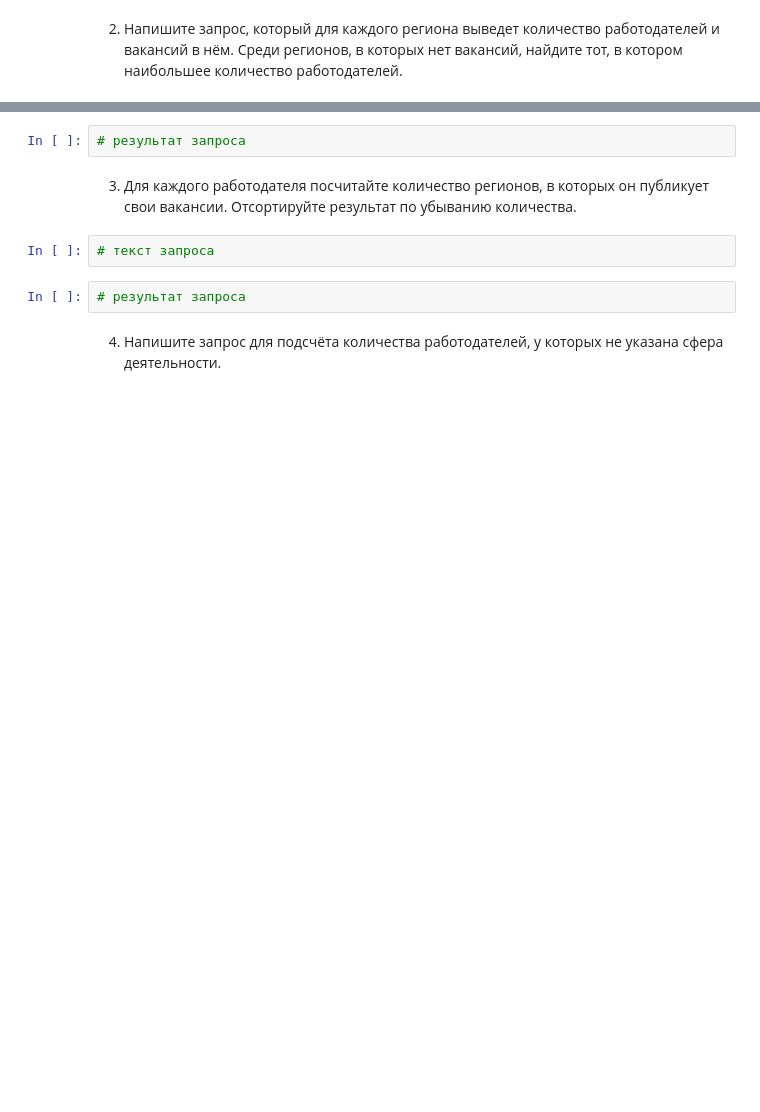
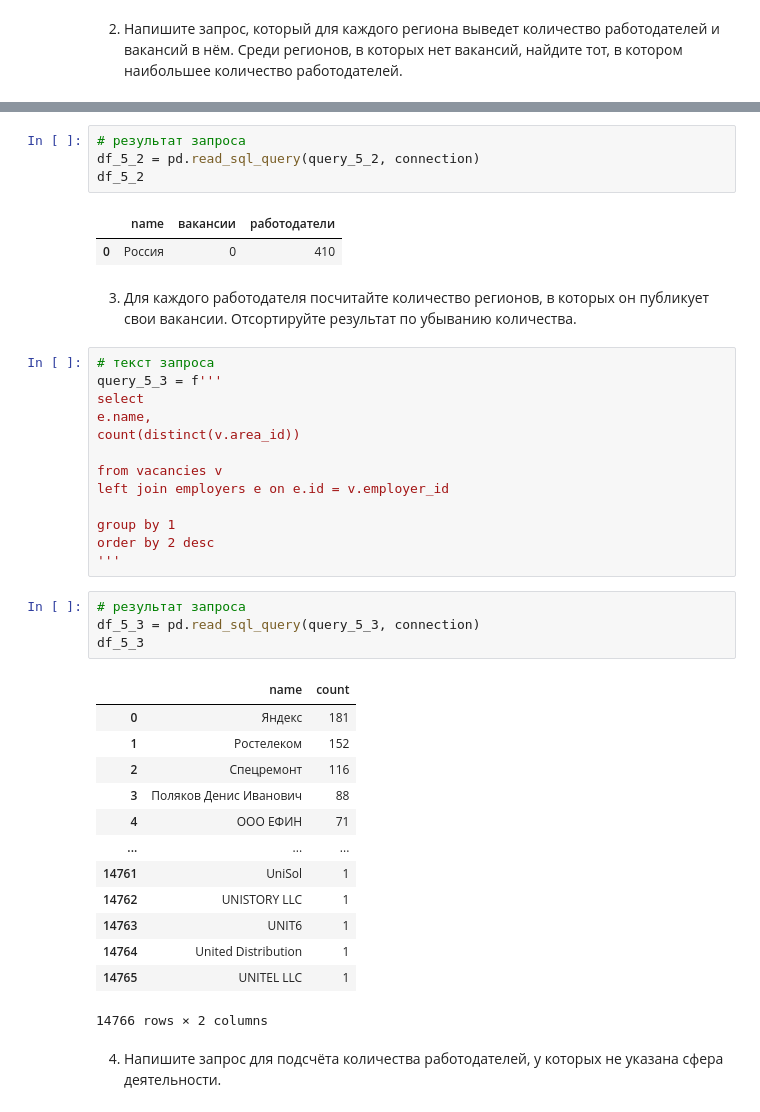
Before and after one commit to banzarkhan/sf_data_science, a Jupyter notebook: Projects/project_2/Project_2_Ноутбук_шаблон.ipynb, the cells around one changed output, grey strips where cells are left out. Drawn from its saved outputs; the diff is of its cells as text; blank space fills up the shorter version.

```diff
--- a/Projects/project_2/Project_2_Ноутбук_шаблон.ipynb
+++ b/Projects/project_2/Project_2_Ноутбук_шаблон.ipynb
@@ -181,11 +263,43 @@ df_4_3.round(0)
 # %%
 # результат запроса
+df_5_2 = pd.read_sql_query(query_5_2, connection)
+df_5_2
+# %% [output]
+|  | name | вакансии | работодатели |
+| 0 | Россия | 0 | 410 |
 # %% [markdown]
 3. Для каждого работодателя посчитайте количество регионов, в которых он публикует свои вакансии. Отсортируйте результат по убыванию количества.
 # %%
 # текст запроса
+query_5_3 = f'''
+select
+e.name,
+count(distinct(v.area_id))
+
+from vacancies v
+left join employers e on e.id = v.employer_id
+
+group by 1
+order by 2 desc
+'''
 # %%
 # результат запроса
+df_5_3 = pd.read_sql_query(query_5_3, connection)
+df_5_3
+# %% [output]
+|  | name | count |
+| 0 | Яндекс | 181 |
+| 1 | Ростелеком | 152 |
+| 2 | Спецремонт | 116 |
+| 3 | Поляков Денис Иванович | 88 |
+| 4 | ООО ЕФИН | 71 |
+| ... | ... | ... |
+| 14761 | UniSol | 1 |
+| 14762 | UNISTORY LLC | 1 |
+| 14763 | UNIT6 | 1 |
+| 14764 | United Distribution | 1 |
+| 14765 | UNITEL LLC | 1 |
+14766 rows × 2 columns
 # %% [markdown]
 4. Напишите запрос для подсчёта количества работодателей, у которых не указана сфера деятельности.
 # %%
```
Also changed, not shown: parts of 13 cells of this notebook.
